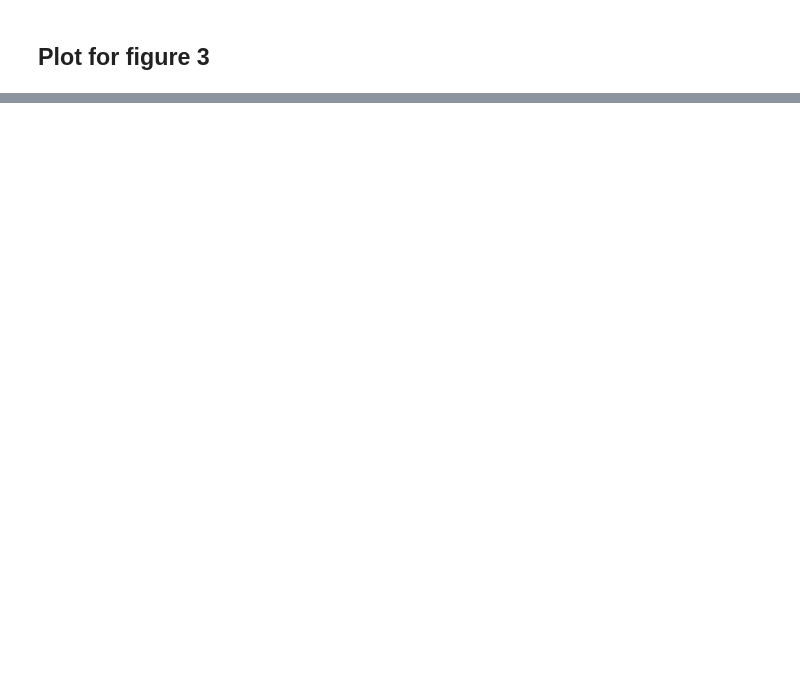
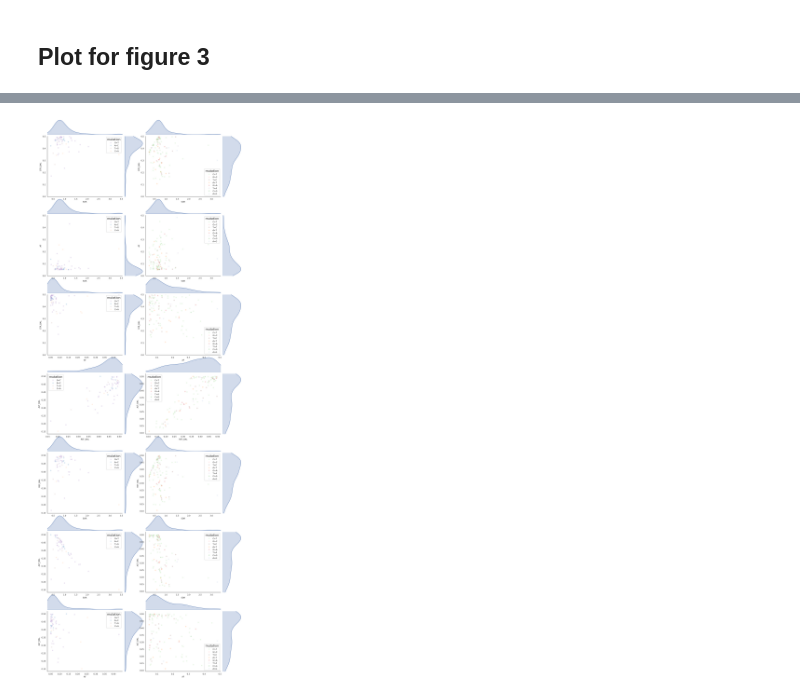
Before and after one commit to treangenlab/bronko-test, a Jupyter notebook: bronko_test/persistent_infections/Fig3.ipynb, the cells around one changed output, grey strips where cells are left out. Saved outputs shown, nothing was run; the diff lists cells and outputs as text; code cells hidden in the pictures; blank space fills up the shorter version.

```diff
--- a/bronko_test/persistent_infections/Fig3.ipynb
+++ b/bronko_test/persistent_infections/Fig3.ipynb
@@ -191,0 +322,51 @@ plt.show()
+# %%
+from matplotlib.gridspec import GridSpec
+
+muts = ["A>C", "T>G", "G>T", "C>A"]
+data1 = all_variants[all_variants["mutation"].isin(muts) & (all_variants["AF"] <= 0.5)]
+data2 = all_variants[~all_variants["mutation"].isin(muts) & (all_variants["AF"] <= 0.5)]
+
+fig = plt.figure(figsize=(14, 40))
+gs = GridSpec(14, 4, width_ratios=[4, 1, 4, 1],
+              height_ratios=[1, 4, 1, 4, 1, 4, 1, 4, 1, 4, 1, 4, 1, 4],
+              wspace=0.05, hspace=0.05)
+
+def plot_panel(data, x, y, ax, top, right):
+    sns.scatterplot(data=data, x=x, y=y, hue="mutation", alpha=0.2,
+                    palette=palette, ax=ax)
+    sns.kdeplot(data=data, x=x, fill=True, ax=top)
+    sns.kdeplot(data=data, y=y, fill=True, ax=right)
+
+    top.set_xlim(ax.get_xlim())
+    right.set_ylim(ax.get_ylim())
+
+    top.set_axis_off()
+    right.set_axis_off()
+
+for row, (x, y) in enumerate([("SOR", "STR_BAL"), ("SOR", "AF"), ("AF", "STR_BAL"), ("REF_BAL", "ALT_BAL"), ("SOR", "REF_BAL"), ("SOR", "ALT_BAL"), ("AF", "ALT_BAL")]):
+    r = row * 2
+    a1, t1, d1 = fig.add_subplot(gs[r+1, 0]), fig.add_subplot(gs[r, 0]), fig.add_subplot(gs[r+1, 1])
+    a2, t2, d2 = fig.add_subplot(gs[r+1, 2]), fig.add_subplot(gs[r, 2]), fig.add_subplot(gs[r+1, 3])
+
+    plot_panel(data1, x, y, a1, t1, d1)
+    plot_panel(data2, x, y, a2, t2, d2)
+
+    # Keep y-axis labels on both columns
+    a1.set_ylabel(y)
+    a2.set_ylabel(y)
+
+    # x-axis labels
+    a1.set_xlabel(x)
+    a2.set_xlabel(x)
+
+    if y == "STR_BAL":
+        a1.set_ylim(0, 0.5)
+        a2.set_ylim(0, 0.5)
+
+    if y == "AF":
+        a1.set_ylim(0, 0.5)
+        a2.set_ylim(0, 0.5)
+
+plt.show()
+# %% [output]
+[figure, added]
```
Also changed, not shown: parts of 31 cells of this notebook, 2 other files.
